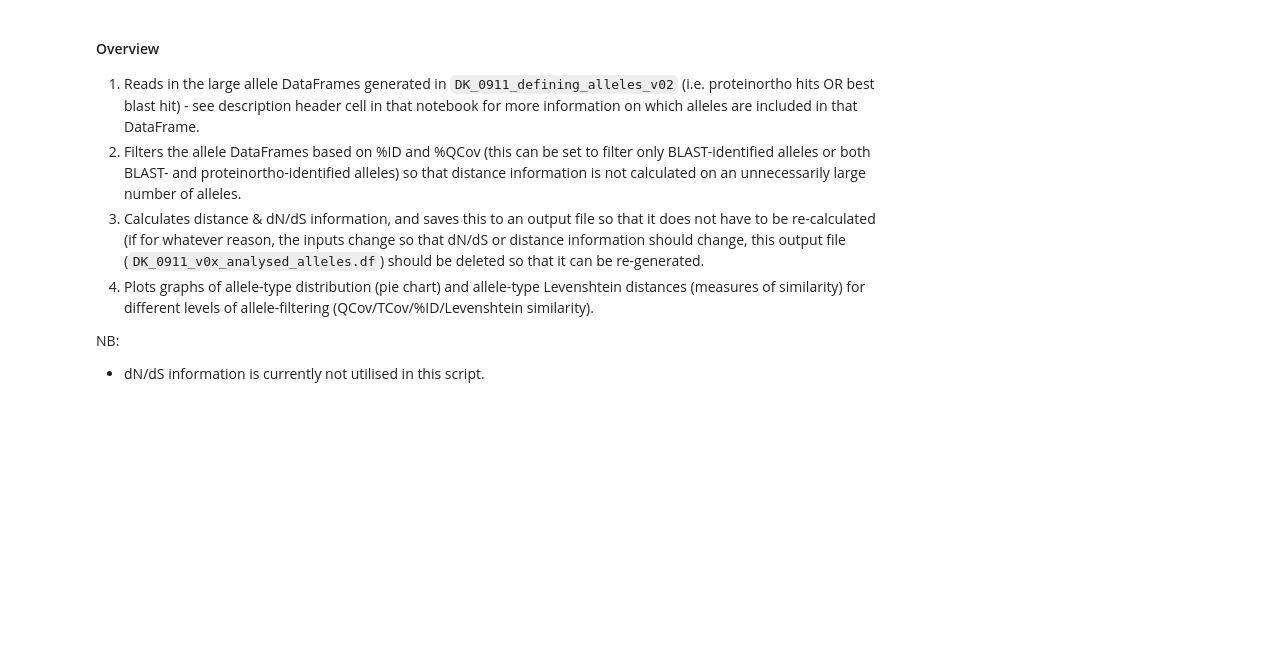
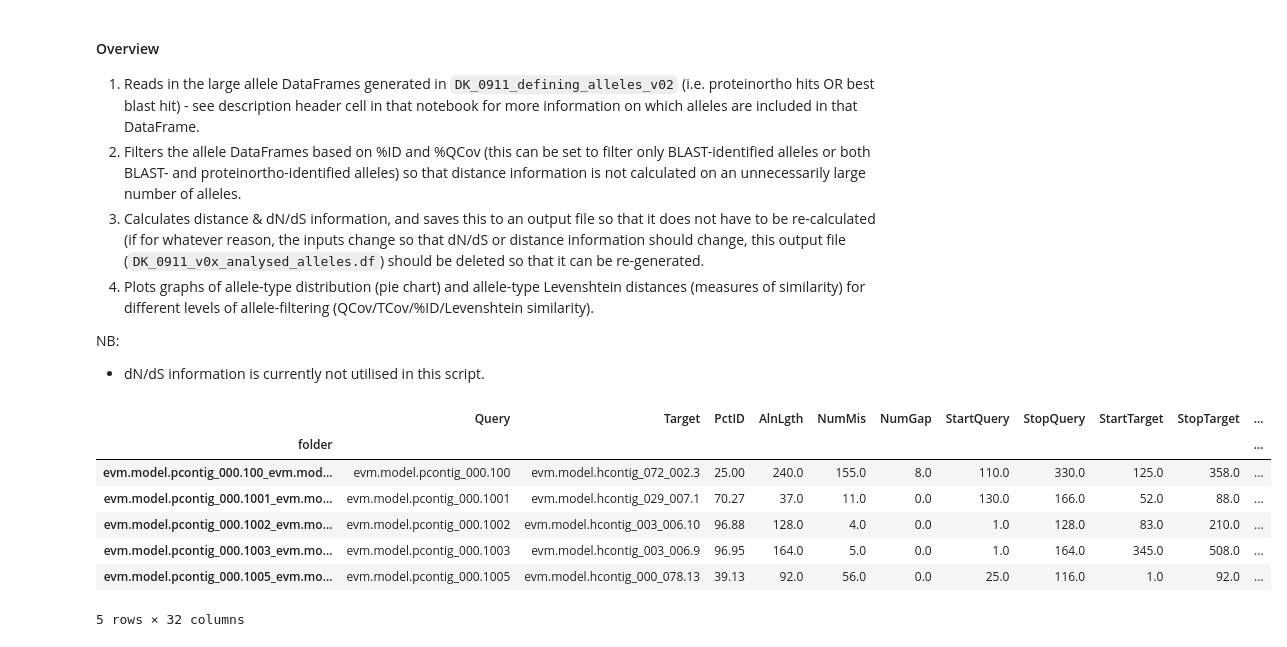
Before and after one commit to Team-Schwessinger/DK_0911-1, a Jupyter notebook: scripts/DK_0911_post_allele_analysis_v02.ipynb, the cells around one changed output. Cells and saved outputs as stored; diff of their text form; code cells hidden in the pictures; blank space fills up the shorter version.

```diff
--- a/scripts/DK_0911_post_allele_analysis_v02.ipynb
+++ b/scripts/DK_0911_post_allele_analysis_v02.ipynb
@@ -112,3 +122,14 @@ def filterAlleleDf(alleleDf, qCov, tCov, pctId, levSim, leavePO=False):
+# %%
+alleleDf.head()
+# %% [output]
+|  | Query | Target | PctID | AlnLgth | NumMis | NumGap | StartQuery | StopQuery | StartTarget | StopTarget | ... |
+| folder |  |  |  |  |  |  |  |  |  |  | ... |
+| evm.model.pcontig_000.100_evm.mod... | evm.model.pcontig_000.100 | evm.model.hcontig_072_002.3 | 25.00 | 240.0 | 155.0 | 8.0 | 110.0 | 330.0 | 125.0 | 358.0 | ... |
+| evm.model.pcontig_000.1001_evm.mo... | evm.model.pcontig_000.1001 | evm.model.hcontig_029_007.1 | 70.27 | 37.0 | 11.0 | 0.0 | 130.0 | 166.0 | 52.0 | 88.0 | ... |
+| evm.model.pcontig_000.1002_evm.mo... | evm.model.pcontig_000.1002 | evm.model.hcontig_003_006.10 | 96.88 | 128.0 | 4.0 | 0.0 | 1.0 | 128.0 | 83.0 | 210.0 | ... |
+| evm.model.pcontig_000.1003_evm.mo... | evm.model.pcontig_000.1003 | evm.model.hcontig_003_006.9 | 96.95 | 164.0 | 5.0 | 0.0 | 1.0 | 164.0 | 345.0 | 508.0 | ... |
+| evm.model.pcontig_000.1005_evm.mo... | evm.model.pcontig_000.1005 | evm.model.hcontig_000_078.13 | 39.13 | 92.0 | 56.0 | 0.0 | 25.0 | 116.0 | 1.0 | 92.0 | ... |
+5 rows × 32 columns
 # %%
 hFullAlleleDf = pd.read_csv(os.path.join(ALLELE_PATH, '%s.full_df.alleles' % H_GENOME), header=0, sep='\t')
 hFullAlleleDf = hFullAlleleDf[~hFullAlleleDf['Target'].isnull()]
```
Also changed, not shown: parts of 4 cells of this notebook, 1 other file.
